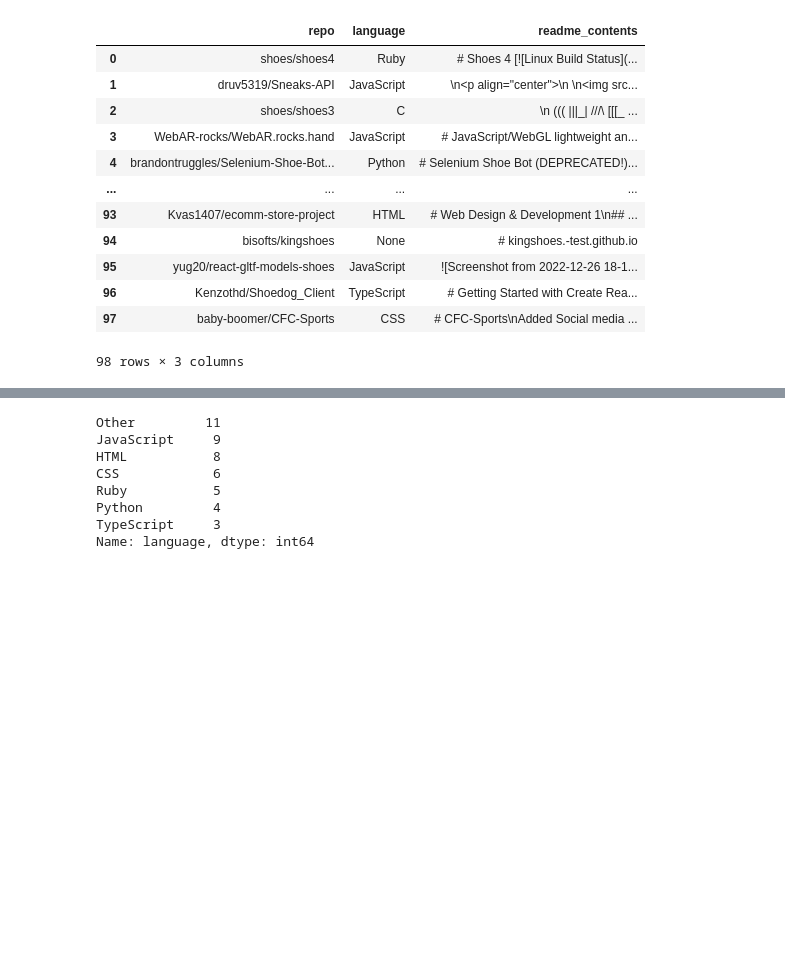
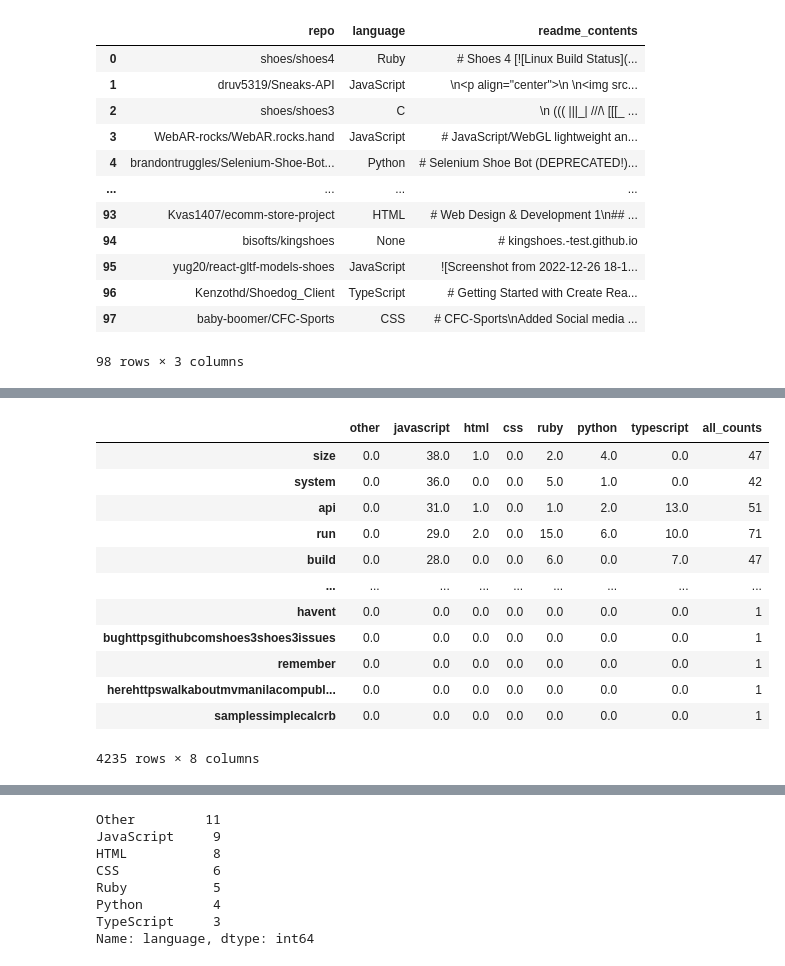
Before and after one commit to nlp-group-project/github-readme-languages, a Jupyter notebook: shawn_workbook.ipynb, the cells around one changed output, grey strips where cells are left out. Drawn from its saved outputs; the diff is of its cells as text; code cells hidden in the pictures; blank space fills up the shorter version.

```diff
--- a/shawn_workbook.ipynb
+++ b/shawn_workbook.ipynb
@@ -153,0 +105,9 @@ df = df.dropna()
+# %%
+other_counts = pd.Series(other_words).value_counts()
+javascript_counts = pd.Series(javascript_words).value_counts()
+html_counts = pd.Series(html_words).value_counts()
+css_counts = pd.Series(css_words).value_counts()
+ruby_counts = pd.Series(ruby_words).value_counts()
+python_counts = pd.Series(python_words).value_counts()
+typescript_counts = pd.Series(typescript_words).value_counts()
+all_counts = pd.Series(all_words).value_counts()
@@ -153,0 +129,4 @@ df = df.dropna()
+# %%
+word_freq = pd.concat([other_counts, javascript_counts, html_counts, css_counts,
+                       ruby_counts, python_counts, typescript_counts, all_counts], axis=1)
+word_freq.head()
@@ -154,2 +140,22 @@ df = df.dropna()
+# %%
+word_freq.fillna(0, inplace=True)
+# %%
+word_freq = word_freq.rename(columns={0:'other', 1:'javascript', 2:'html', 3: 'css', 4:'ruby', 5:'python', 6:'typescript', 7:'all_counts'})
+# %%
+word_freq
+# %% [output]
+|  | other | javascript | html | css | ruby | python | typescript | all_counts |
+| size | 0.0 | 38.0 | 1.0 | 0.0 | 2.0 | 4.0 | 0.0 | 47 |
+| system | 0.0 | 36.0 | 0.0 | 0.0 | 5.0 | 1.0 | 0.0 | 42 |
+| api | 0.0 | 31.0 | 1.0 | 0.0 | 1.0 | 2.0 | 13.0 | 51 |
+| run | 0.0 | 29.0 | 2.0 | 0.0 | 15.0 | 6.0 | 10.0 | 71 |
+| build | 0.0 | 28.0 | 0.0 | 0.0 | 6.0 | 0.0 | 7.0 | 47 |
+| ... | ... | ... | ... | ... | ... | ... | ... | ... |
+| havent | 0.0 | 0.0 | 0.0 | 0.0 | 0.0 | 0.0 | 0.0 | 1 |
+| bughttpsgithubcomshoes3shoes3issues | 0.0 | 0.0 | 0.0 | 0.0 | 0.0 | 0.0 | 0.0 | 1 |
+| remember | 0.0 | 0.0 | 0.0 | 0.0 | 0.0 | 0.0 | 0.0 | 1 |
+| herehttpswalkaboutmvmanilacompubl... | 0.0 | 0.0 | 0.0 | 0.0 | 0.0 | 0.0 | 0.0 | 1 |
+| samplessimplecalcrb | 0.0 | 0.0 | 0.0 | 0.0 | 0.0 | 0.0 | 0.0 | 1 |
+4235 rows × 8 columns
 # %%
 df['cleaned_readme'] = df['readme_contents'].apply(prep.clean_text)
```
Also changed, not shown: parts of 25 cells of this notebook, 1 other file.
